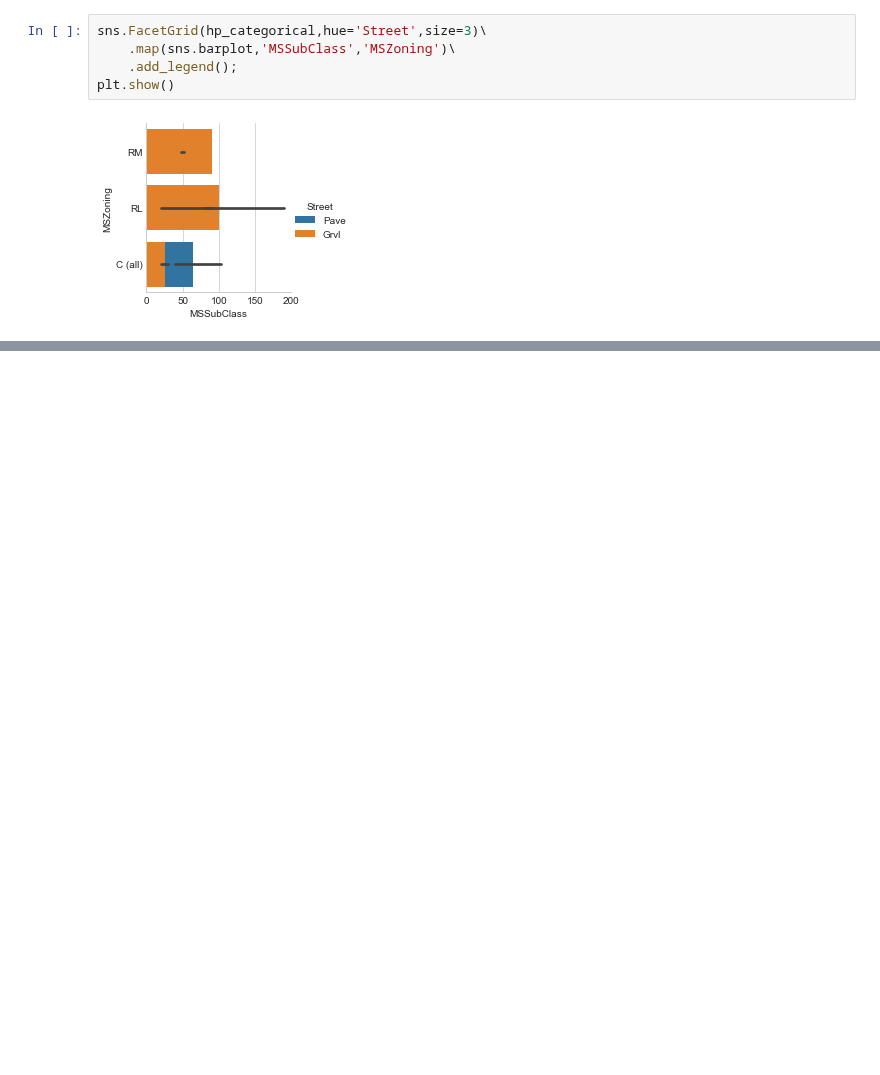
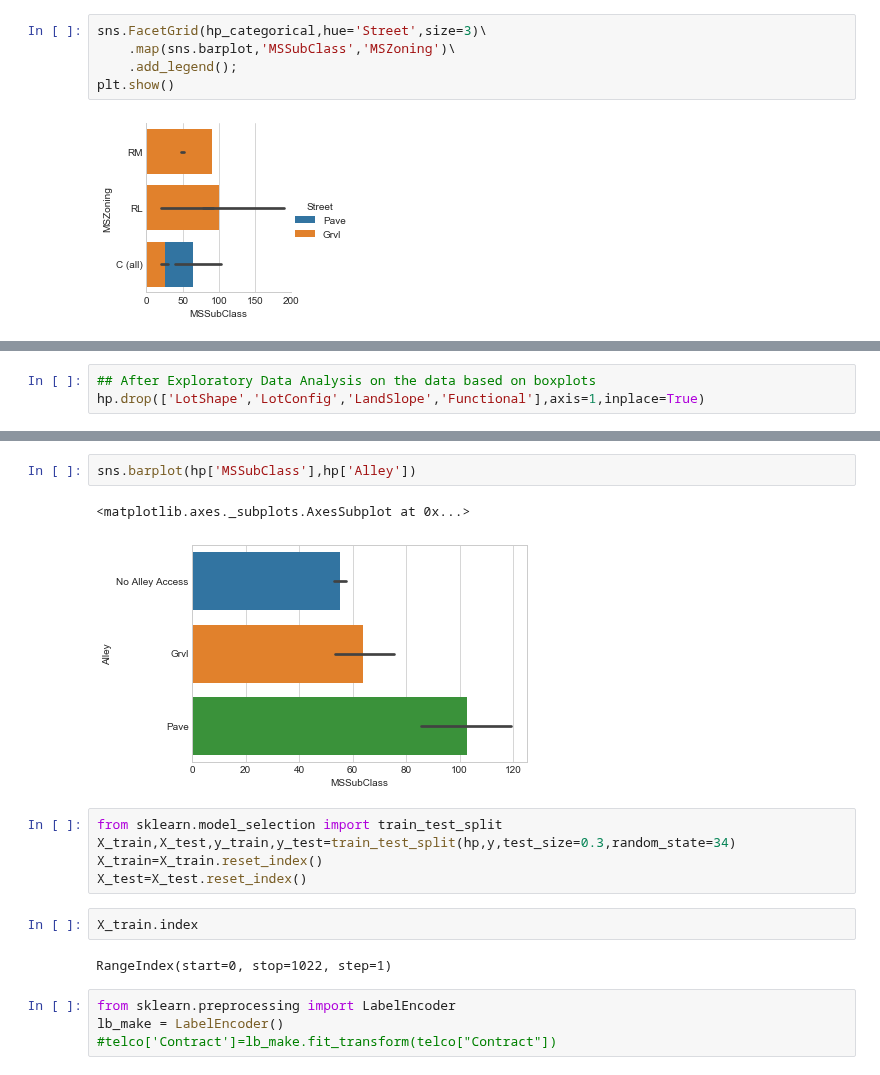
Before and after one commit to nov012017/Code, a Jupyter notebook: Projects/HousePricePrediction.ipynb, the cells around one changed output, grey strips where cells are left out. Cells and saved outputs as stored; diff of their text form; blank space fills up the shorter version.

```diff
--- a/Projects/HousePricePrediction.ipynb
+++ b/Projects/HousePricePrediction.ipynb
@@ -276,0 +297,3 @@ for i in hp_categorical.columns:
+# %%
+## After Exploratory Data Analysis on the data based on boxplots
+hp.drop(['LotShape','LotConfig','LandSlope','Functional'],axis=1,inplace=True)
@@ -276,0 +318,18 @@ for i in hp_categorical.columns:
+# %%
+sns.barplot(hp['MSSubClass'],hp['Alley'])
+# %% [output]
+<matplotlib.axes._subplots.AxesSubplot at 0x...>
+[figure, added]
+# %%
+from sklearn.model_selection import train_test_split
+X_train,X_test,y_train,y_test=train_test_split(hp,y,test_size=0.3,random_state=34)
+X_train=X_train.reset_index()
+X_test=X_test.reset_index()
+# %%
+X_train.index
+# %% [output]
+RangeIndex(start=0, stop=1022, step=1)
+# %%
+from sklearn.preprocessing import LabelEncoder
+lb_make = LabelEncoder()
+#telco['Contract']=lb_make.fit_transform(telco["Contract"])
```
Also changed, not shown: parts of 18 cells of this notebook.
